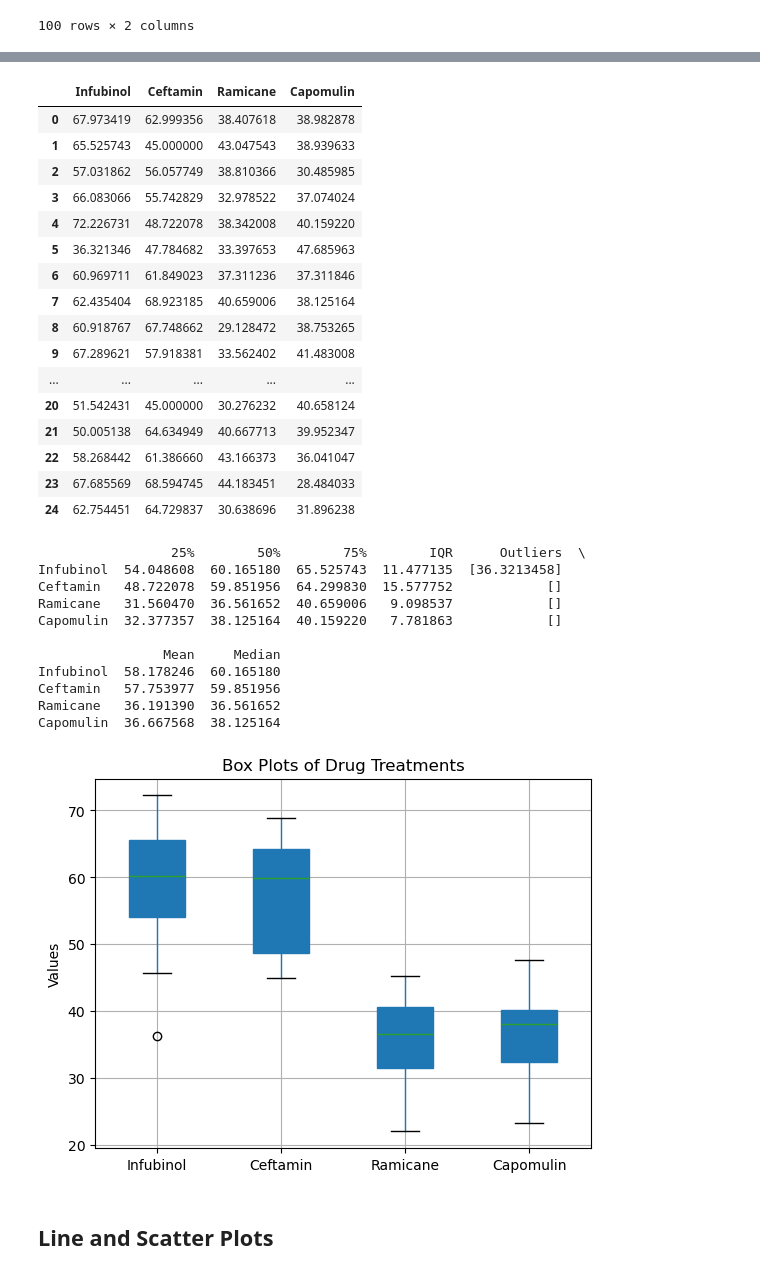
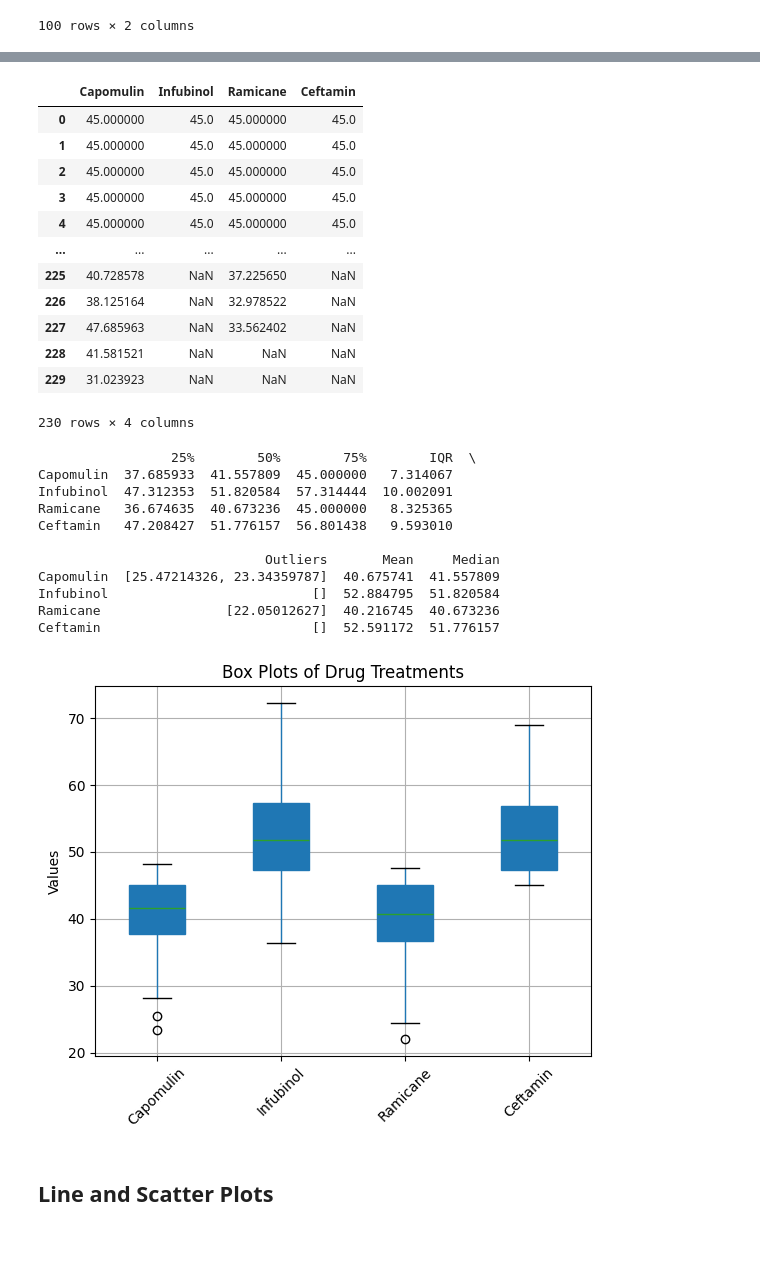
Before and after one commit to aparajita-code/Matplotlib_Module_Challenge, a Jupyter notebook: Pymaceuticals/pymaceuticals_starter.ipynb, the cells around one changed output, grey strips where cells are left out. Saved outputs shown, nothing was run; the diff lists cells and outputs as text; code cells hidden in the pictures; blank space fills up the shorter version.

Commit message:
updated the mice count and scatter diagram and regression line plotting

```diff
--- a/Pymaceuticals/pymaceuticals_starter.ipynb
+++ b/Pymaceuticals/pymaceuticals_starter.ipynb
@@ -85,0 +68,3 @@ clean_df
+# %%
+clean_df = mouse_study_complete[~mouse_study_complete['Mouse ID'].isin(duplicate_mice_id['Mouse ID'])]
+clean_df
@@ -314,7 +313,7 @@ last_timepoint
 100 rows × 2 columns
 # %%
 # Merge this group df with the original DataFrame to get the tumor volume at the last timepoint
-merged_df = clean_df.merge(last_timepoint, on=['Mouse ID', 'Timepoint'], how='left')
+merged_df = filtered_df.merge(last_timepoint, on=['Mouse ID', 'Timepoint'], how='left')
 merged_df
 # %% [output]
 |  | Mouse ID | Timepoint | Tumor Volume (mm3) | Metastatic Sites | Drug Regimen | Sex | Age_months | ... |
@@ -403,67 +402,66 @@ Tumor Volume Data: Capomulin [38.98287774, 38.93963263, 30.48598484, 37.07402422
 box_plot_df = pd.DataFrame(dict([(k, pd.Series(v)) for k, v in tumor_vol_data.items()]))
 box_plot_df
 # %% [output]
-|  | Infubinol | Ceftamin | Ramicane | Capomulin |
-| 0 | 67.973419 | 62.999356 | 38.407618 | 38.982878 |
-| 1 | 65.525743 | 45.000000 | 43.047543 | 38.939633 |
-| 2 | 57.031862 | 56.057749 | 38.810366 | 30.485985 |
-| 3 | 66.083066 | 55.742829 | 32.978522 | 37.074024 |
-| 4 | 72.226731 | 48.722078 | 38.342008 | 40.159220 |
-| 5 | 36.321346 | 47.784682 | 33.397653 | 47.685963 |
-| 6 | 60.969711 | 61.849023 | 37.311236 | 37.311846 |
-| 7 | 62.435404 | 68.923185 | 40.659006 | 38.125164 |
-| 8 | 60.918767 | 67.748662 | 29.128472 | 38.753265 |
-| 9 | 67.289621 | 57.918381 | 33.562402 | 41.483008 |
+|  | Capomulin | Infubinol | Ramicane | Ceftamin |
+| 0 | 45.000000 | 45.0 | 45.000000 | 45.0 |
+| 1 | 45.000000 | 45.0 | 45.000000 | 45.0 |
+| 2 | 45.000000 | 45.0 | 45.000000 | 45.0 |
+| 3 | 45.000000 | 45.0 | 45.000000 | 45.0 |
+| 4 | 45.000000 | 45.0 | 45.000000 | 45.0 |
 | ... | ... | ... | ... | ... |
-| 20 | 51.542431 | 45.000000 | 30.276232 | 40.658124 |
-| 21 | 50.005138 | 64.634949 | 40.667713 | 39.952347 |
-| 22 | 58.268442 | 61.386660 | 43.166373 | 36.041047 |
-| 23 | 67.685569 | 68.594745 | 44.183451 | 28.484033 |
-| 24 | 62.754451 | 64.729837 | 30.638696 | 31.896238 |
+| 225 | 40.728578 | NaN | 37.225650 | NaN |
+| 226 | 38.125164 | NaN | 32.978522 | NaN |
+| 227 | 47.685963 | NaN | 33.562402 | NaN |
+| 228 | 41.581521 | NaN | NaN | NaN |
+| 229 | 31.023923 | NaN | NaN | NaN |
+230 rows × 4 columns
 # %%
 # Calculate statistics
 stats = box_plot_df.describe().T
 stats['IQR'] = stats['75%'] - stats['25%']
 
 # Calculate outliers
 outliers = {}
 for column in box_plot_df.columns:
     Q1 = stats.loc[column, '25%']
     Q3 = stats.loc[column, '75%']
     IQR = stats.loc[column, 'IQR']
     lower_bound = Q1 - 1.5 * IQR
     upper_bound = Q3 + 1.5 * IQR
     outliers[column] = box_plot_df[(box_plot_df[column] < lower_bound) | (box_plot_df[column] > upper_bound)][column].tolist()
 
 stats['Outliers'] = pd.Series(outliers)
 stats['Mean'] = box_plot_df.mean()
 stats['Median'] = box_plot_df.median()
 
 print(stats[['25%', '50%', '75%', 'IQR', 'Outliers', 'Mean', 'Median']])
 
 # Create box plots
 fig, ax = plt.subplots()
 box_plot_df.boxplot(ax=ax, patch_artist=True)
 
+# Rotate x-axis labels
+plt.xticks(rotation=45)
+
 # Set title and labels
 ax.set_title('Box Plots of Drug Treatments')
 ax.set_ylabel('Values')
 
 # Show plot
 plt.show()
 # %% [output]
-                 25%        50%        75%        IQR      Outliers  \
-Infubinol  54.048608  60.165180  65.525743  11.477135  [36.3213458]
-Ceftamin   48.722078  59.851956  64.299830  15.577752            []
-Ramicane   31.560470  36.561652  40.659006   9.098537            []
-Capomulin  32.377357  38.125164  40.159220   7.781863            []
+                 25%        50%        75%        IQR  \
+Capomulin  37.685933  41.557809  45.000000   7.314067
+Infubinol  47.312353  51.820584  57.314444  10.002091
+Ramicane   36.674635  40.673236  45.000000   8.325365
+Ceftamin   47.208427  51.776157  56.801438   9.593010
 
-                Mean     Median
-Infubinol  58.178246  60.165180
-Ceftamin   57.753977  59.851956
-Ramicane   36.191390  36.561652
-Capomulin  36.667568  38.125164
+                             Outliers       Mean     Median
+Capomulin  [25.47214326, 23.34359787]  40.675741  41.557809
+Infubinol                          []  52.884795  51.820584
+Ramicane                [22.05012627]  40.216745  40.673236
+Ceftamin                           []  52.591172  51.776157
-[figure, old version]
+[figure, new version]
 # %% [markdown]
 ## Line and Scatter Plots
 # %%
```
Also changed, not shown: parts of 19 cells of this notebook, 1 other file.
